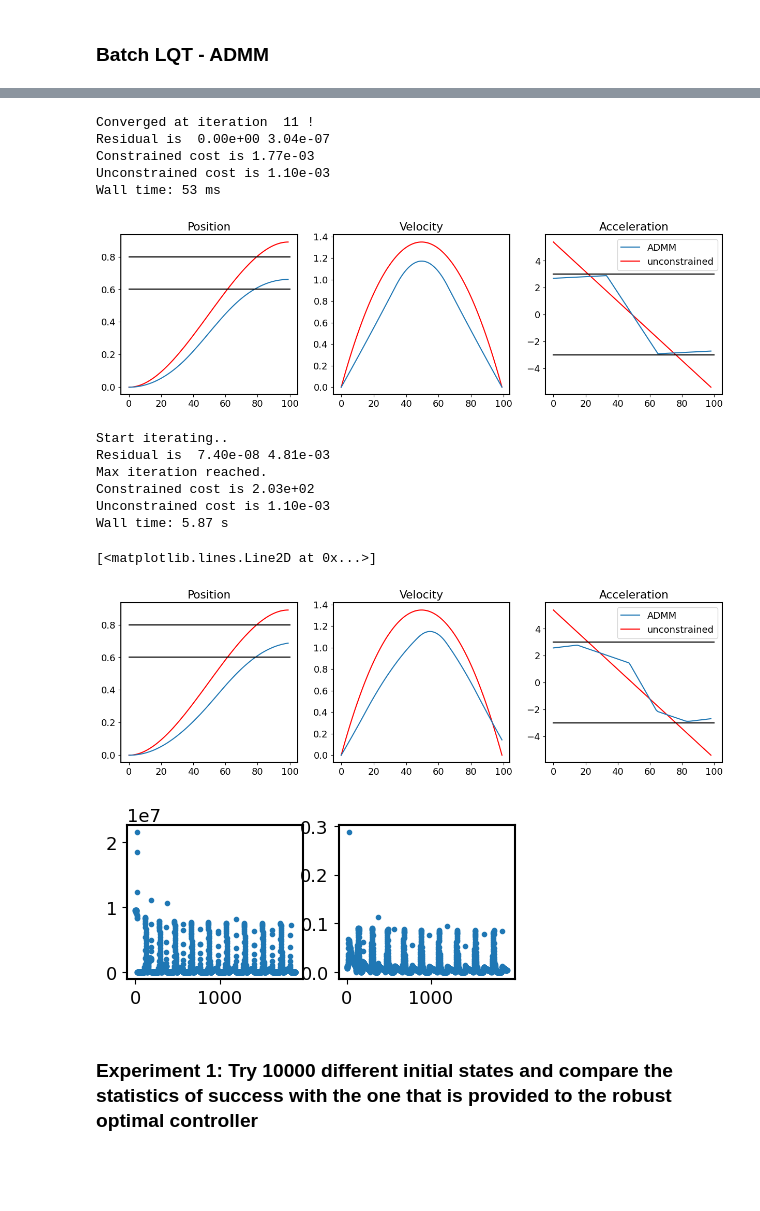
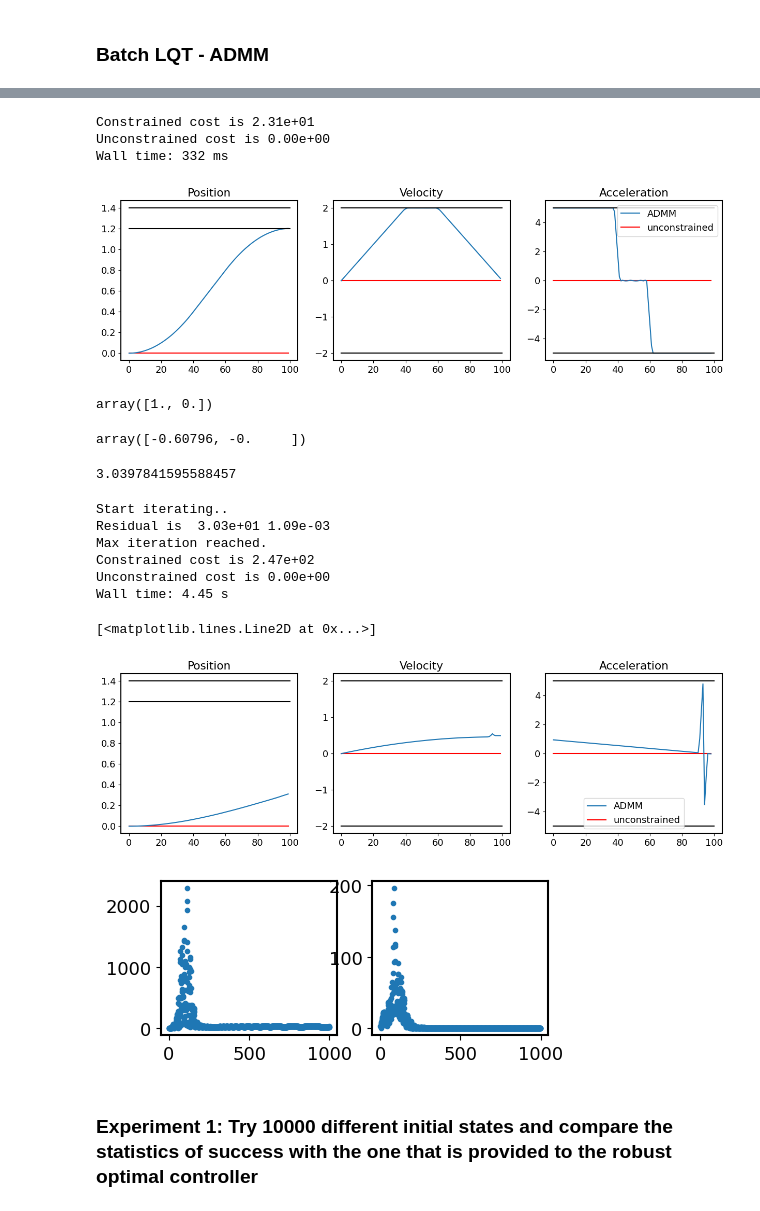
Before and after one commit to chenjianxing1/iLQR-ADMM, a Jupyter notebook: notebooks/Double integrator/LQR and SLS with state bounds.ipynb, the cells around one changed output, grey strips where cells are left out. Drawn from its saved outputs; the diff is of its cells as text; code cells hidden in the pictures; blank space fills up the shorter version.

```diff
--- a/notebooks/Double integrator/LQR and SLS with state bounds.ipynb
+++ b/notebooks/Double integrator/LQR and SLS with state bounds.ipynb
@@ -43,10 +43,10 @@ Wall time: 1.97 ms
 # %% [markdown]
 Define the task:
 # %%
-u_std = 1e-6
-x_std = 1e4
+u_std = 1e-2
+x_std = 1e3
 x_final_target = np.array([1., 0.])
-viaQ_final = np.diag([1e-2, x_std])
+viaQ_final = np.diag([0, x_std])
 
 free_state = np.zeros(d)
 viaQ_free = np.diag([0]*d)
@@ -133,7 +138,7 @@ Wall time: 44.9 ms
 # %%
 %%time
 
-u_optimal, log_DP, K_optimal, k_optimal = sls.ADMM_LQT_DP(np.zeros(d), list_of_proj_x=list_of_proj_x, list_of_proj_u=list_of_proj_u,
+x_optimal, u_optimal,  K_optimal, k_optimal ,log_DP = sls.ADMM_LQT_DP(np.zeros(d), list_of_proj_x=list_of_proj_x, list_of_proj_u=list_of_proj_u,
                                                           max_iter=5000,  rho_x=rho_x, rho_u=rho_u, threshold=1e-4, verbose=False, log=True)
 fig,ax = plt.subplots(ncols=3, figsize=(15,4))
 x_optimal = sls.C[:,:d]@x0 + sls.D@u_optimal
@@ -144,8 +149,8 @@ ax[0].plot([0,N],[upper_x_final]*2, "k")
 
 ax[1].plot(x_optimal.reshape(N,-1)[:,1])
 ax[1].plot(x_opt[:,1], "r", zorder=1)
-# ax[1].plot([0,N],[lower_dx]*2, "k")
-# ax[1].plot([0,N],[upper_dx]*2, "k")
+ax[1].plot([0,N],[lower_dx]*2, "k")
+ax[1].plot([0,N],[upper_dx]*2, "k")
 
 ax[2].plot(u_optimal.reshape(N,-1)[:-1], label="ADMM")
 ax[2].plot(u_opt[:-1], "r", label="unconstrained", zorder=1)
@@ -159,12 +164,22 @@ plt.legend()
 print("Constrained cost is", "{:.2e}".format(sls.compute_cost(x_optimal, u_optimal)))
 print("Unconstrained cost is", "{:.2e}".format(sls.compute_cost(x_opt, u_opt)))
 # %% [output]
-Converged at iteration  11 !
-Residual is  0.00e+00 3.04e-07
-Constrained cost is 1.77e-03
-Unconstrained cost is 1.10e-03
-Wall time: 53 ms
+Constrained cost is 2.31e+01
+Unconstrained cost is 0.00e+00
+Wall time: 332 ms
-[figure, old version]
+[figure, new version]
+# %%
+mu
+# %% [output]
+array([1., 0.])
+# %%
+cu
+# %% [output]
+array([-0.60796, -0.     ])
+# %%
+du
+# %% [output]
+3.0397841595588457
 # %%
 from scipy.stats import norm
 
@@ -174,12 +189,12 @@ mu = np.zeros(x_dim + 1) # [1, x0]
 mu[0] = 1.
 mu[1:] = x0_pos
 
-var_x0 = 0.015
+var_x0 = 0.01
 sigma = np.zeros(x_dim + 1)
 sigma[0] = 0. # first term is deterministic and equal to one.
 sigma[1:] = var_x0 # variance for the x0
 psi_inv = norm.ppf(0.95)
-# psi_inv = norm.ppf(0.5)+1e-100 # should be the same as expected
+psi_inv = norm.ppf(0.5)+1e-100 # should be the same as expected
 
 Au = np.diag(np.sqrt(sigma))
 bu = np.zeros(Au.shape[0])
@@ -211,12 +226,6 @@ for i in range(nb_proj):
 #####################################################################
 
 # For robust constraints only for x0's position, z has dim 1+x_dim
-# lower_x_final = 0.8
-# upper_x_final = 1.2
-# lower_dx = -1.
-# upper_dx = 1.
-
-
 ds_x_final = [upper_x_final/psi_inv, -lower_x_final/psi_inv]
 ds_dx = [upper_dx/psi_inv, -lower_dx/psi_inv]
 
@@ -234,55 +243,54 @@ for i in range(nb_proj):
 %%time
 # Final timestep position and all timestep velocities are constrained.
 rho_x = np.zeros((N, d, d))
-rho_x[-1, 0, 0] = 1e4 # Final timestep position
+rho_x[-1, 0, 0] = 1e-1 # Final timestep position
 rho_x[:, 1, 1] = 0 # all timestep velocities
-rho_x = scipy.linalg.block_diag(*rho_x)
+rho_x = 1e1
+rho_u = 1e-1
 
-rho_u = 1e4
-
-alpha = 1e0
+alpha = 1.
 x0 = np.zeros(d)
-max_iter = 2000
+max_iter = 1000
 du, PHI_U,log = sls.ADMM(list_of_proj_u=list_of_proj_u,
                          list_of_proj_x=list_of_proj_x,
-                         max_iter=max_iter, rho_x=rho_x, rho_u=rho_u,  alpha=alpha, threshold=1e-4, verbose=False, log=True)
+                         max_iter=max_iter, rho_x=rho_x, rho_u=rho_u,  alpha=alpha, threshold=1e-2, verbose=0, log=True)
 u_optimal = du.copy()
 fig,ax = plt.subplots(ncols=3, figsize=(15,4))
 x_optimal = sls.C[:,:d]@x0 + sls.D@u_optimal
 ax[0].plot(x_optimal.reshape(N,-1)[:,0], label="ADMM")
 ax[0].plot(x_opt[:,0], "r", label="unconstrained", zorder=1)
 ax[0].plot([0,N],[lower_x_final]*2, "k")
 ax[0].plot([0,N],[upper_x_final]*2, "k")
 
 ax[1].plot(x_optimal.reshape(N,-1)[:,1])
 ax[1].plot(x_opt[:,1], "r", zorder=1)
-# ax[1].plot([0,N],[lower_dx]*2, "k")
-# ax[1].plot([0,N],[upper_dx]*2, "k")
+ax[1].plot([0,N],[lower_dx]*2, "k")
+ax[1].plot([0,N],[upper_dx]*2, "k")
 
 ax[2].plot(u_optimal.reshape(N,-1)[:-1], label="ADMM")
 ax[2].plot(u_opt[:-1], "r", label="unconstrained", zorder=1)
 ax[2].plot([0,N*u_dim],[lower_u]*2, "k")
 ax[2].plot([0,N*u_dim],[upper_u]*2, "k")
 titles = ["Position", "Velocity", "Acceleration"]
 for i in range(3):
     ax[i].set_title(titles[i])
 
 plt.legend()
 print("Constrained cost is", "{:.2e}".format(sls.compute_cost(x_optimal, u_optimal)))
 print("Unconstrained cost is", "{:.2e}".format(sls.compute_cost(x_opt, u_opt)))
 fig,ax= plt.subplots(ncols=2, figsize=(5,2))
-ax[0].plot(np.stack(log)[100:,0], ".")
-ax[1].plot(np.stack(log)[100:,1], ".")
+ax[0].plot(np.stack(log)[:,0], ".")
+ax[1].plot(np.stack(log)[:,1], ".")
 # %% [output]
 Start iterating..
-Residual is  7.40e-08 4.81e-03
+Residual is  3.03e+01 1.09e-03
 Max iteration reached.
-Constrained cost is 2.03e+02
-Unconstrained cost is 1.10e-03
-Wall time: 5.87 s
+Constrained cost is 2.47e+02
+Unconstrained cost is 0.00e+00
+Wall time: 4.45 s
 [<matplotlib.lines.Line2D at 0x...>]
-[figure, old version]
+[figure, new version]
-[figure, old version]
+[figure, new version]
 # %% [markdown]
 ### Experiment 1: Try 10000 different initial states and compare the statistics of success with the one that is provided to the robust optimal controller
 # %%
```
Also changed, not shown: parts of 6 cells of this notebook, 8 other files.
